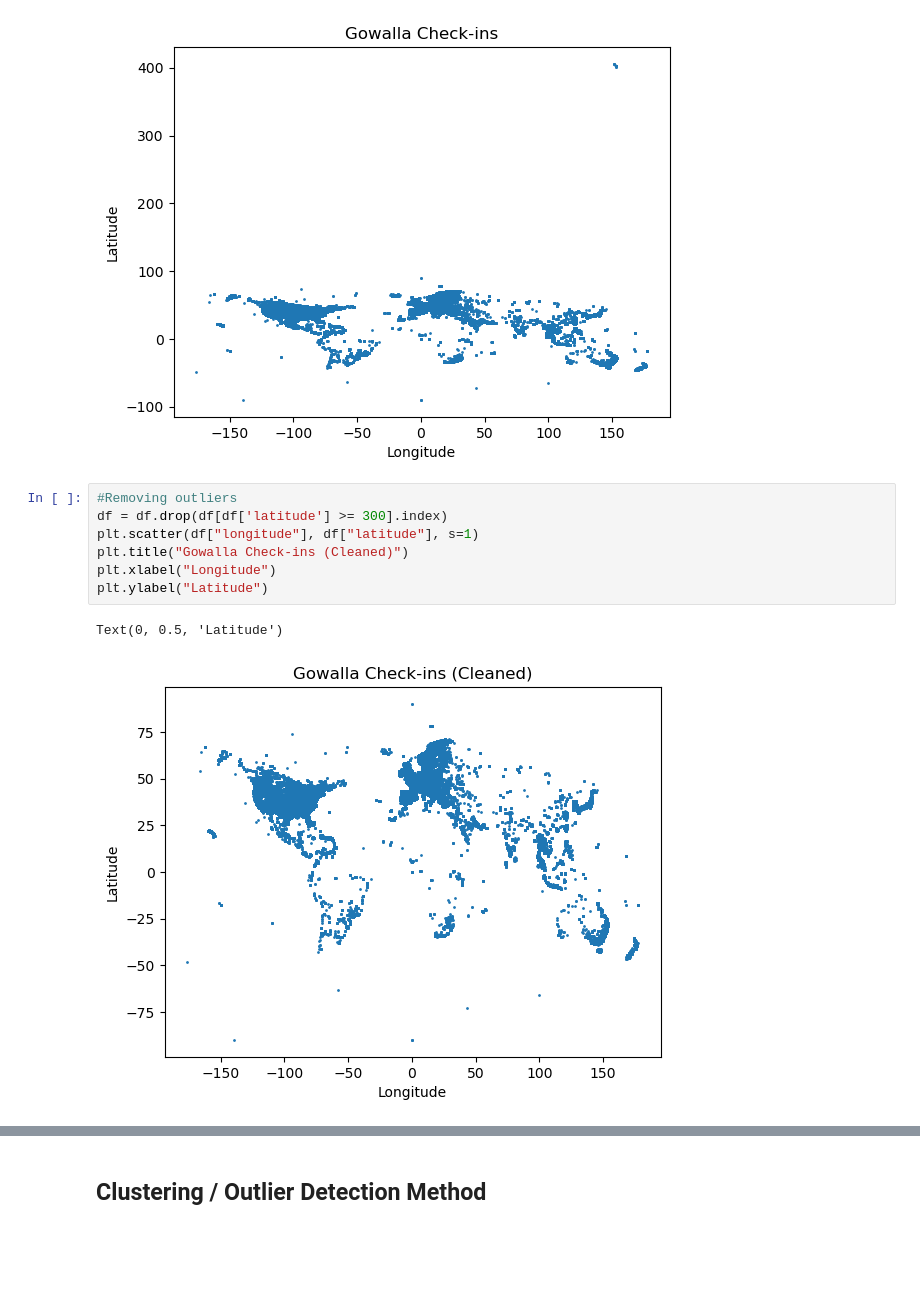
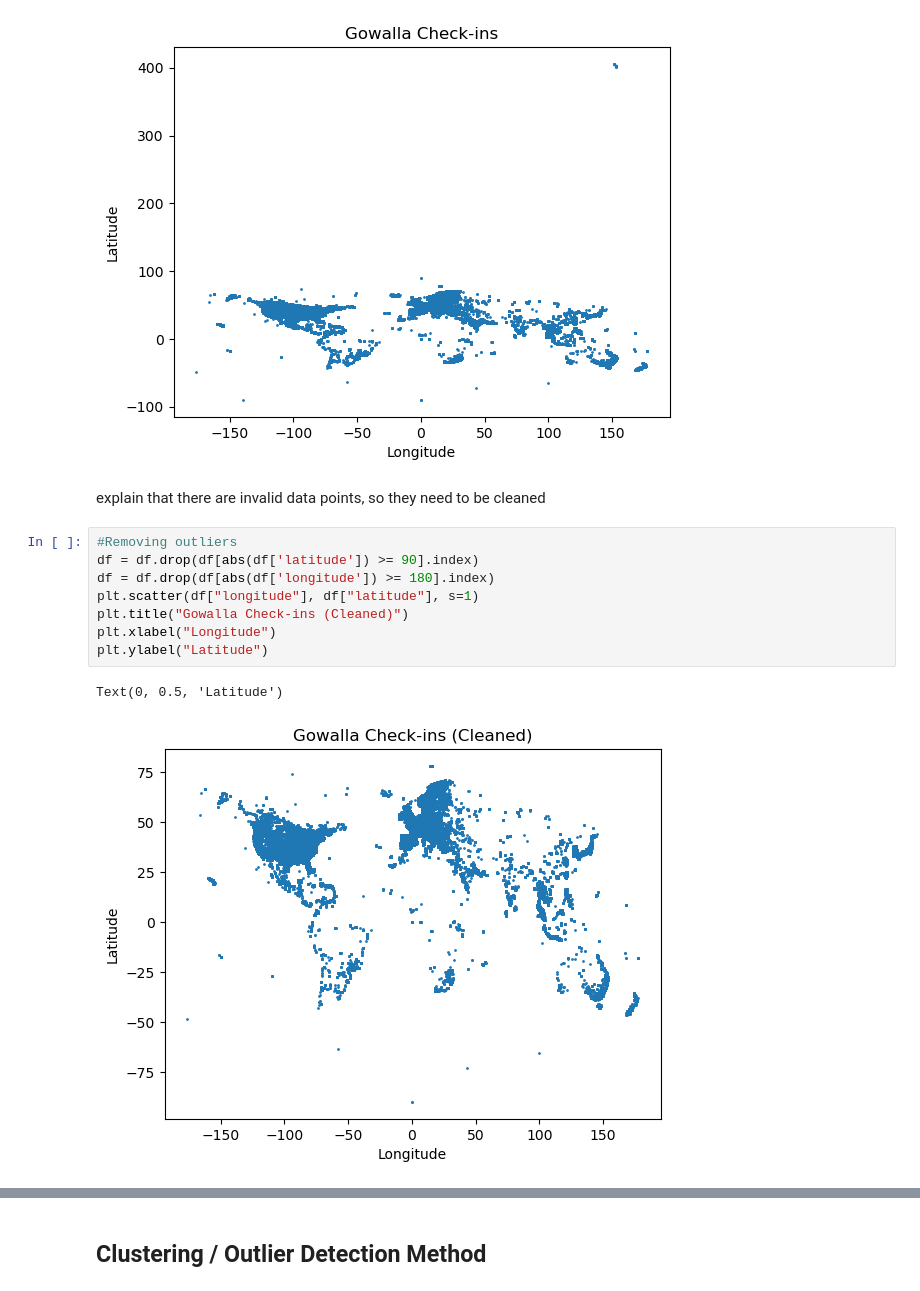
Before and after one commit to RusnacAM/Data-Mining, a Jupyter notebook: Checkpoint 1.ipynb, the cells around one changed output, grey strips where cells are left out. Drawn from its saved outputs; the diff is of its cells as text; blank space fills up the shorter version.

```diff
--- a/Checkpoint 1.ipynb
+++ b/Checkpoint 1.ipynb
@@ -40,13 +48,16 @@ plt.ylabel("Latitude")
 # %% [output]
 Text(0, 0.5, 'Latitude')
 [figure]
+# %% [markdown]
+explain that there are invalid data points, so they need to be cleaned
 # %%
 #Removing outliers
-df = df.drop(df[df['latitude'] >= 300].index)
+df = df.drop(df[abs(df['latitude']) >= 90].index)
+df = df.drop(df[abs(df['longitude']) >= 180].index)
 plt.scatter(df["longitude"], df["latitude"], s=1)
 plt.title("Gowalla Check-ins (Cleaned)")
 plt.xlabel("Longitude")
 plt.ylabel("Latitude")
 # %% [output]
 Text(0, 0.5, 'Latitude')
-[figure, old version]
+[figure, new version]
```
Also changed, not shown: parts of 5 cells of this notebook, 1 other file.
